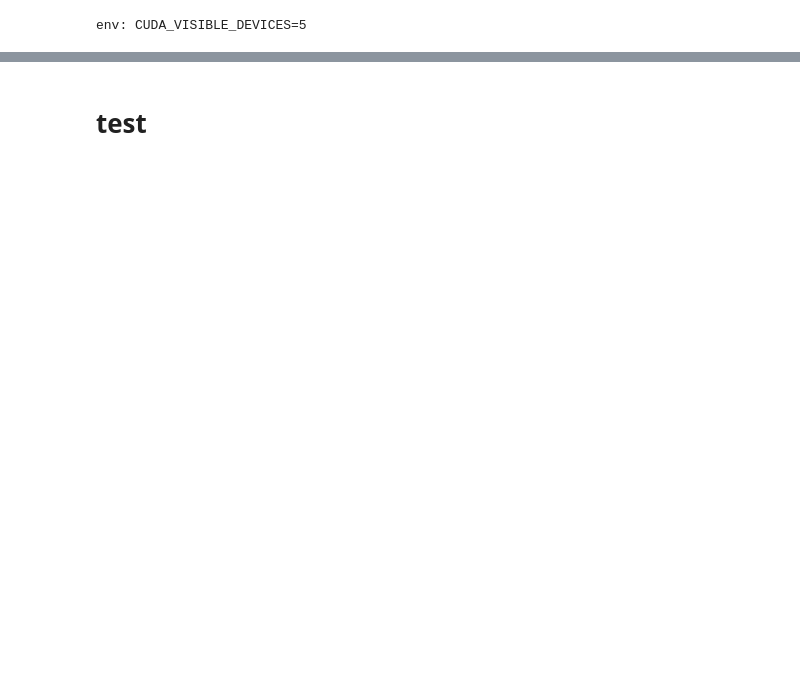
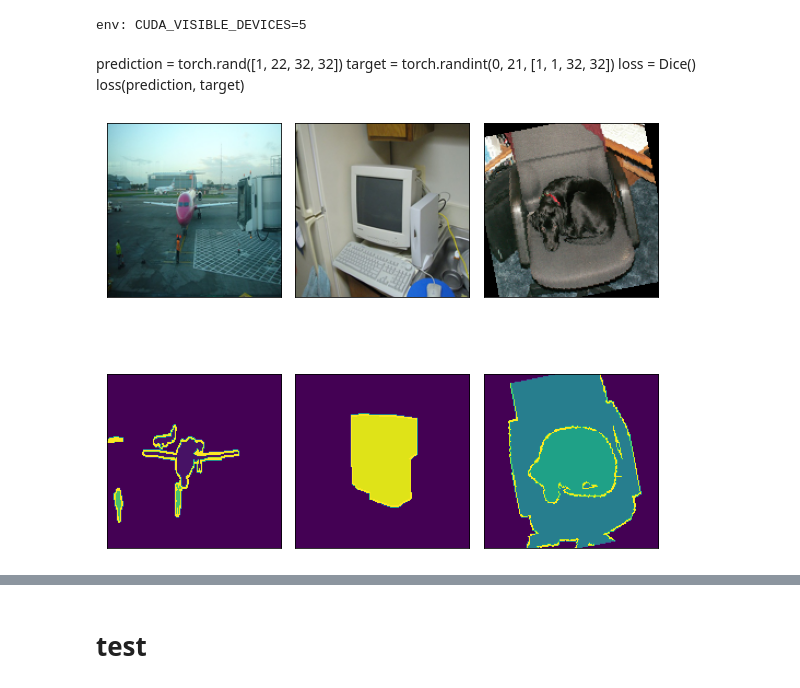
Before and after one commit to RisaMagpie/neuronets, a Jupyter notebook: pascal train/bf_DeepLab_pascal-Copy4.ipynb, the cells around one changed output, grey strips where cells are left out. Saved outputs shown, nothing was run; the diff lists cells and outputs as text; code cells hidden in the pictures; blank space fills up the shorter version.

```diff
--- a/pascal train/bf_DeepLab_pascal-Copy4.ipynb
+++ b/pascal train/bf_DeepLab_pascal-Copy4.ipynb
@@ -21,3 +22,8 @@ from batchflow.opensets import PascalSegmentation
+# %% [markdown]
+prediction = torch.rand([1, 22, 32, 32])
+target = torch.randint(0, 21, [1, 1, 32, 32])
+loss = Dice()
+loss(prediction, target)
 # %%
 dataset = PascalSegmentation(bar='n')
 # %%
@@ -105,4 +122,20 @@ train_pipeline = (dataset.train.p
     .train_model('model', B('images'), B('labels'),
                 fetches='loss', save_to=V('loss_history', mode='a'), use_lock=True)
 )
+# %%
+batch = train_pipeline.next_batch(3)
+# %%
+fig, axs = plt.subplots(nrows=2, ncols=3, figsize=(8, 8), subplot_kw={'xticks': [], 'yticks': []})
+
+for picture_num, ax in enumerate(axs.flat):
+    if picture_num<3:
+        ax.imshow(np.moveaxis(batch.images[picture_num] / 255, 0, -1))
+    elif picture_num < 6:
+        ax.imshow(np.squeeze(batch.labels)[picture_num-3])
+
+
+plt.tight_layout()
+plt.show()
+# %% [output]
+[figure, added]
 # %%
```
Also changed, not shown: parts of 12 cells of this notebook.
